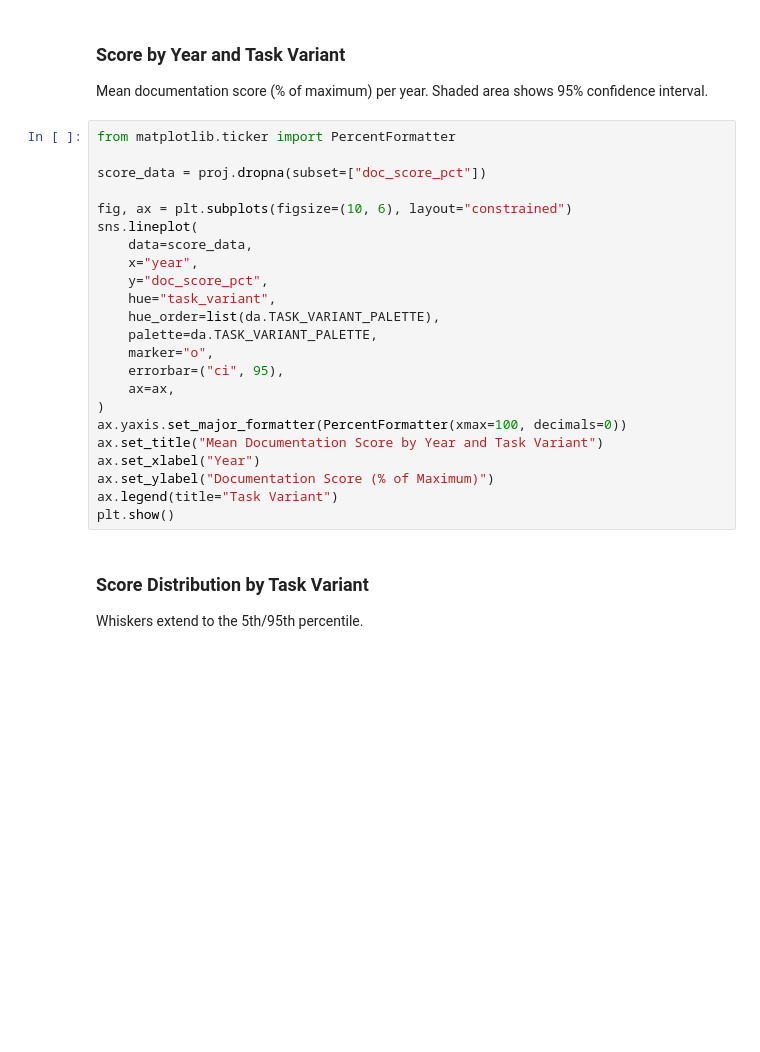
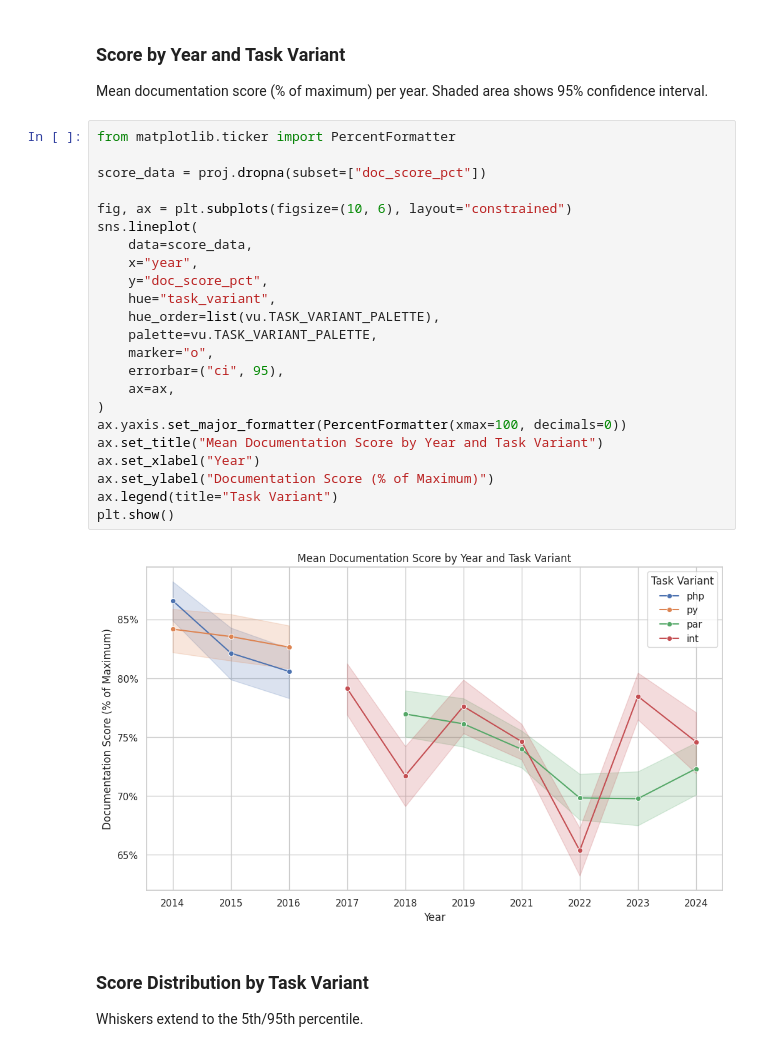
Before and after one commit to csirikk/doc-grader, a Jupyter notebook: notebooks/ipp_doc_data_analysis.ipynb, the cells around one changed output. Drawn from its saved outputs; the diff is of its cells as text; blank space fills up the shorter version.

```diff
--- a/notebooks/ipp_doc_data_analysis.ipynb
+++ b/notebooks/ipp_doc_data_analysis.ipynb
@@ -49,26 +74,28 @@ Mean documentation score (% of maximum) per year. Shaded area shows 95% confiden
 # %%
 from matplotlib.ticker import PercentFormatter
 
 score_data = proj.dropna(subset=["doc_score_pct"])
 
 fig, ax = plt.subplots(figsize=(10, 6), layout="constrained")
 sns.lineplot(
     data=score_data,
     x="year",
     y="doc_score_pct",
     hue="task_variant",
-    hue_order=list(da.TASK_VARIANT_PALETTE),
-    palette=da.TASK_VARIANT_PALETTE,
+    hue_order=list(vu.TASK_VARIANT_PALETTE),
+    palette=vu.TASK_VARIANT_PALETTE,
     marker="o",
     errorbar=("ci", 95),
     ax=ax,
 )
 ax.yaxis.set_major_formatter(PercentFormatter(xmax=100, decimals=0))
 ax.set_title("Mean Documentation Score by Year and Task Variant")
 ax.set_xlabel("Year")
 ax.set_ylabel("Documentation Score (% of Maximum)")
 ax.legend(title="Task Variant")
 plt.show()
+# %% [output]
+[figure, added]
 # %% [markdown]
 ### Score Distribution by Task Variant
 Whiskers extend to the 5th/95th percentile.
```
Also changed, not shown: parts of 26 cells of this notebook, 2 other files.
